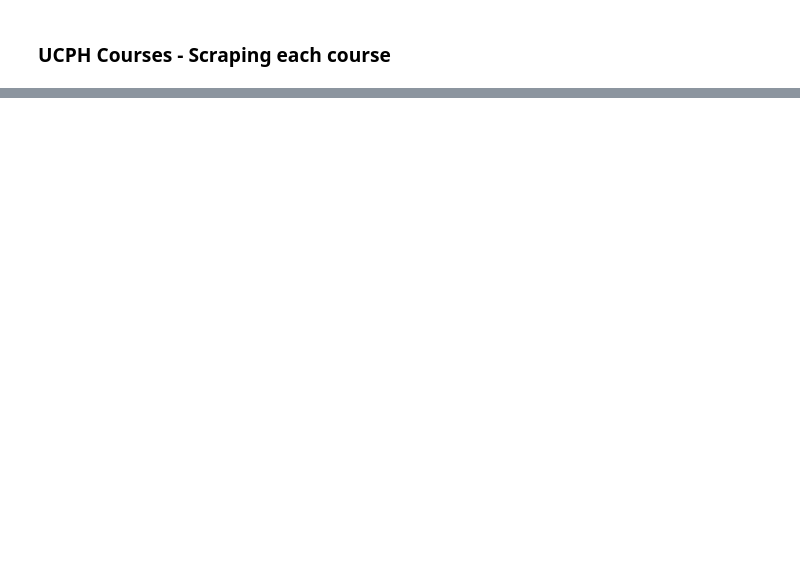
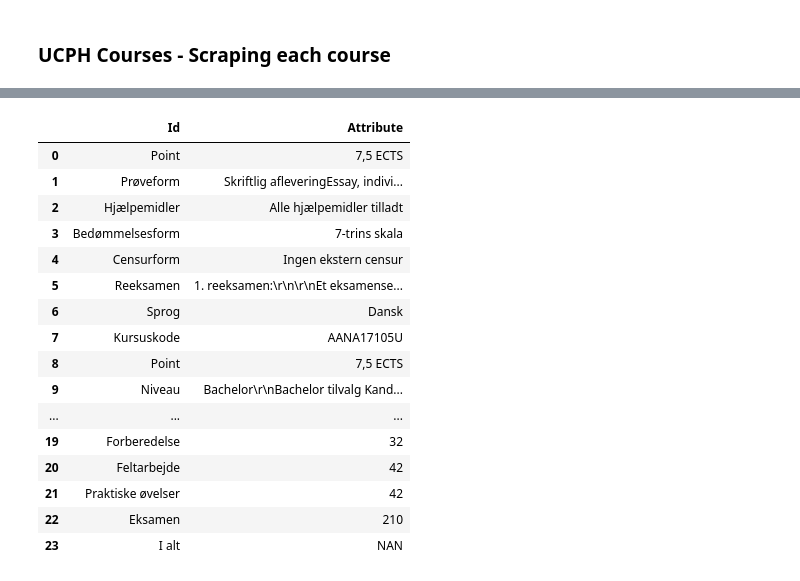
Before and after one commit to tnv875/Group18-NoTeeth, a Jupyter notebook: Exam project/Work with course_urls.ipynb, the cells around one changed output, grey strips where cells are left out. Saved outputs shown, nothing was run; the diff lists cells and outputs as text; code cells hidden in the pictures; blank space fills up the shorter version.

```diff
--- a/Exam project/Work with course_urls.ipynb
+++ b/Exam project/Work with course_urls.ipynb
@@ -143,10 +143,8 @@ for i in range(0,len(desired_links_study_board)):
     for k in range(0,len(endpoint_links_3_final[i])):
 
         # Getting elements in the lists out as strings in the correct way
-        str_course = ''.join(endpoint_links_3_final[i][k])
-
         # Desired_links_courses is a list containing all course links.
-        desired_links_courses.append(desired_links_study_board_rev[i] + str_course)
+        desired_links_courses.append(desired_links_study_board_rev[i] + ''.join(endpoint_links_3_final[i][k]))
 # %% [output]
 https://kurser.ku.dk/archive/2017-2018/888
 1
@@ -198,3 +196,12 @@ len(unique_course_ids)
 # We see that we have some dublicates in the course_ids list. This is becuase some courses do not change ID from year to year.
 # %% [output]
 11126
+# %%
+#The first course in the KU archieve is on CBS not KU and is of wierd formatting. We drop the course.
+print(course_ids[0])
+print(unique_course_ids[0])
+print(desired_links_courses[0])
+
+course_ids.remove('UCPHAUK18U')
+unique_course_ids.remove('UCPHAUK18U')
+desired_links_courses.remove('https://kurser.ku.dk/archive/2017-2018/course/UCPHAUK18U')
@@ -208,8 +220,8 @@ import html5lib
 def create_df(url):
     response = requests.get(url)
 
-    course_id = url.split('/')[-2]
-    year = url.split('/')[-1]
+    course_id = url.split('/')[-1]
+    year = url.split('/')[-3]
 
     raw_html = response.text
     soup = BeautifulSoup(raw_html,'lxml')
@@ -250,7 +262,7 @@ def create_df(url):
 # %%
 dct = dict()
 
-for i in range(1,20):
+for i in range(0,3):
     url = desired_links_courses[i]
     print(desired_links_courses[i])
     dftest=create_df(url)
@@ -302,0 +329,53 @@ ValueError: Length of values does not match length of index
+# %%
+    url = 'https://kurser.ku.dk/archive/2017-2018/course/AANA17105U'
+    response = requests.get(url)
+
+    course_id = url.split('/')[-2]
+    year = url.split('/')[-3]
+
+    raw_html = response.text
+    soup = BeautifulSoup(raw_html,'lxml')
+
+    info = soup.find_all("dl", {'class':'dl-horizontal'})
+
+    comp_info = pd.DataFrame()
+    cleaned_id_text = []
+    for i in info[0].find_all('dt'):
+        cleaned_id_text.append(i.text)
+    cleaned_id__attrb_text = []
+    for i in info[0].find_all('dd'):
+        cleaned_id__attrb_text.append(i.text)
+    for i in info[1].find_all('dt'):
+        cleaned_id_text.append(i.text)
+    for i in info[1].find_all('dd'):
+        cleaned_id__attrb_text.append(i.text)
+
+
+
+    cleaned_id_text.append('Year')
+    cleaned_id__attrb_text.append(year)
+
+    cleaned_id_text.append('Course id')
+    cleaned_id__attrb_text.append(course_id)
+
+    work = soup.find('ul',{'class':'list-unstyled workload clearfix'})
+    workfi = work.find_all('li')
+
+    for i in range(len(workfi)):
+        if i % 2 ==0:
+            cleaned_id_text.append(workfi[i].text)
+        else:
+            cleaned_id__attrb_text.append(workfi[i].text)
+
+
+
+print(info[1].find_all('dt'))
+print(info[1].find_all('dd'))
+
+cleaned_id__attrb_text.append('NAN')
+
+comp_info['Id'] = cleaned_id_text
+comp_info['Attribute'] = cleaned_id__attrb_text
+
+comp_info
+# %% [output]
@@ -302,0 +386,17 @@ ValueError: Length of values does not match length of index
+|  | Id | Attribute |
+| 0 | Point | 7,5 ECTS |
+| 1 | Prøveform | Skriftlig afleveringEssay, indivi... |
+| 2 | Hjælpemidler | Alle hjælpemidler tilladt |
+| 3 | Bedømmelsesform | 7-trins skala |
+| 4 | Censurform | Ingen ekstern censur |
+| 5 | Reeksamen | 1. reeksamen:\r\n\r\nEt eksamense... |
+| 6 | Sprog | Dansk |
+| 7 | Kursuskode | AANA17105U |
+| 8 | Point | 7,5 ECTS |
+| 9 | Niveau | Bachelor\r\nBachelor tilvalg Kand... |
+| ... | ... | ... |
+| 19 | Forberedelse | 32 |
+| 20 | Feltarbejde | 42 |
+| 21 | Praktiske øvelser | 42 |
+| 22 | Eksamen | 210 |
+| 23 | I alt | NAN |
```
Also changed, not shown: parts of 7 cells of this notebook.
